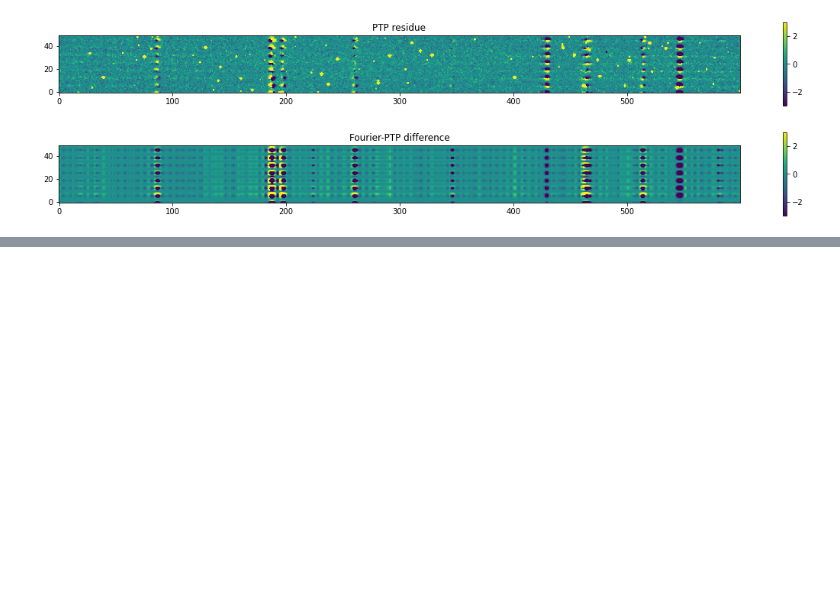
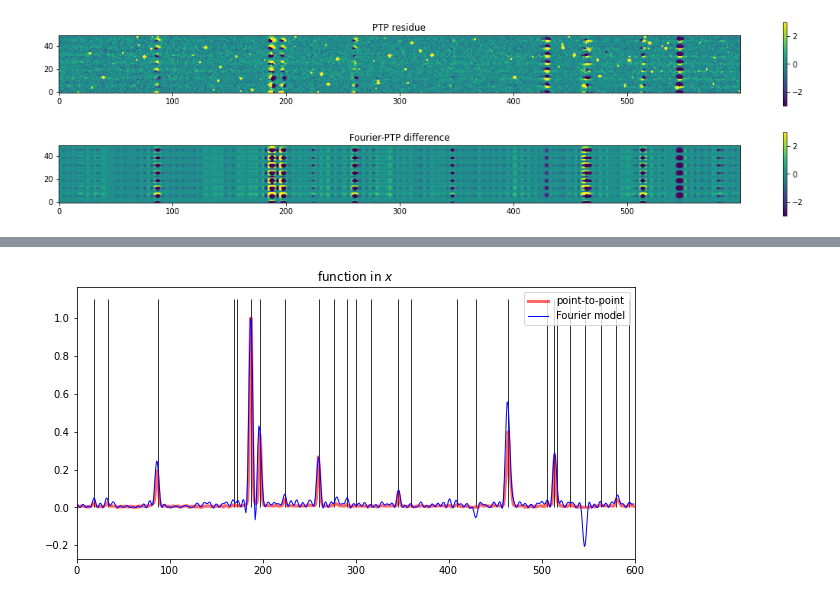
Before and after one commit to krlodeleon/spectro, a Jupyter notebook: testing_parametrized_outer_product.ipynb, the cells around one changed output, grey strips where cells are left out. Cells and saved outputs as stored; diff of their text form; code cells hidden in the pictures; blank space fills up the shorter version.

```diff
--- a/testing_parametrized_outer_product.ipynb
+++ b/testing_parametrized_outer_product.ipynb
@@ -14,12 +14,3 @@ def designfit(x_array,y_array, A):
 
     #Solving for fit parameters.
     return np.linalg.solve( np.matmul(A.T,A) , np.matmul(A.T,y_array) )
-# %%
-def trial(x):
-#     return np.exp(-(x-0.5)**2/0.05)
-#     return np.sin(3*x*np.pi)
-    return np.ones(len(x))
-
-xs = np.linspace(0,1,500)
-data = trial(xs)
-plt.plot(xs, data)
@@ -31,7 +16,0 @@ plt.plot(xs, data)
-# %%
-design = fourier_design(xs,20)
-parameters = designfit(xs,data,design)
-plt.plot(xs, data, label='data')
-plt.plot(xs, np.matmul(design, parameters), label='model')
-plt.legend()
-plt.show()
@@ -716,5 +691,5 @@ guess = minimize_pics(data_actual, design_x, design_y, initial_guess, 5, y_len)
 # %%
 ### PTP minimization ###
 initial_guess = np.ones(len(data_actual) + len(data_actual[0]))
-y_model, x_model = minimize_ptp(data_actual, initial_guess, 0.0000000001, 10)
+y_model, x_model = minimize_ptp(data_actual, initial_guess, 0.0000000001, 5)
 # %% [output]
@@ -796,3 +778,72 @@ Function in x:
 [figure]
 [figure]
 [figure]
+# %%
+### Results ###
+
+# Uncomment for Fourier fit
+design_y_test = fourier_design(ys, n_freq_y)
+design_x_test = fourier_design(xs, n_freq_x)
+
+print('Function in x:')
+f_x = np.matmul(design_x_test,guess[1])
+plt.figure(figsize=(10,5))
+plt.plot(x_model/np.max(x_model), label='point-to-point', color='red', lw=3, alpha=0.6)
+plt.plot(f_x/np.max(f_x), label='Fourier model', lw=1, color='blue')
+plt.vlines(np.array(xpix_chipnum1) - west_end, 0, 1.1, color='black', lw=0.8)
+plt.xlim(0,apogee_span)
+plt.legend()
+plt.title('function in $x$')
+plt.savefig('peaks.png')
+plt.show()
+
+# print('Function in y:')
+# plt.plot(np.matmul(design_y_test,guess[0]))
+# plt.show()
+
+print('2-D plots:')
+y_hat = np.matmul(design_y_test,guess[0])
+x_hat = np.matmul(design_x_test,guess[1])
+
+minv = -3
+maxv = 10
+cbar_shrink = 0.5
+sizefig = (15,5)
+
+fig, (ax1, ax2, ax3) = plt.subplots(3, 1, figsize=sizefig, sharex=True)
+
+data_model_fourier = np.outer(y_hat,x_hat)
+im1 = ax1.imshow(data_model_fourier, vmin=minv, vmax=maxv, origin='lower')
+plt.colorbar(im1, shrink=cbar_shrink, ax=ax1)
+ax1.set_title('Fourier')
+
+data_model_ptp = np.outer(y_model,x_model)
+im2 = ax2.imshow(data_model_ptp, origin='lower', interpolation='none', vmin=minv, vmax=maxv)
+plt.colorbar(im2, shrink=cbar_shrink, ax=ax2)
+ax2.set_title('point-to-point')
+
+im3 = ax3.imshow(data_actual, vmin=minv, vmax=maxv, origin='lower')
+plt.colorbar(im3, shrink=cbar_shrink, ax=ax3)
+ax3.set_title('actual')
+
+plt.savefig('actual_and_models.png')
+plt.show()
+
+fig, (ax1, ax2, ax3) = plt.subplots(3, 1, figsize=sizefig, sharex=True)
+
+im1 = ax1.imshow(data_actual - data_model_fourier, vmax=3, vmin=-3, origin='lower')
+plt.colorbar(im1, ax=ax1, shrink=cbar_shrink)
+ax1.set_title('Fourier residue')
+
+im2=ax2.imshow(data_actual - data_model_ptp, vmax=3, vmin=-3, origin='lower')
+plt.colorbar(im2, ax=ax2, shrink=cbar_shrink)
+ax2.set_title('PTP residue')
+
+im3= ax3.imshow(data_model_fourier - data_model_ptp, vmax=3, vmin=-3, origin='lower')
+plt.colorbar(im3, ax=ax3, shrink=cbar_shrink)
+ax3.set_title('Fourier-PTP difference')
+
+
+plt.savefig('residues.png')
+plt.show()
+# %% [output]
@@ -798,0 +851 @@ Function in x:
+[figure, added]
```
Also changed, not shown: parts of 8 cells of this notebook.
